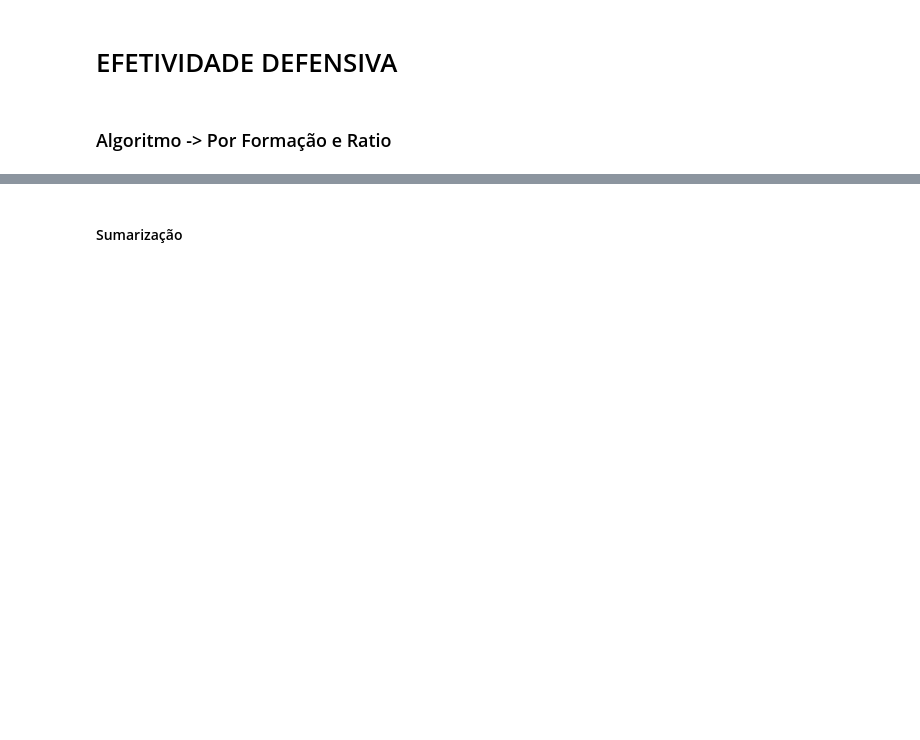
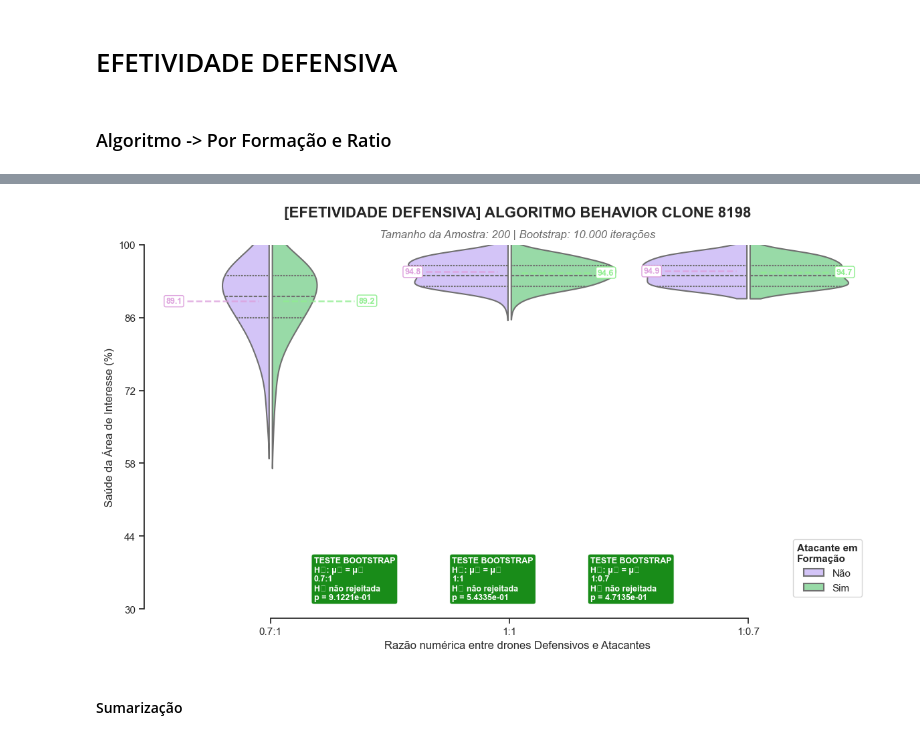
Before and after one commit to lucasll37/DroneSwarm2D-lib, a Jupyter notebook: analysis/compare.ipynb, the cells around one changed output, grey strips where cells are left out. Saved outputs shown, nothing was run; the diff lists cells and outputs as text; code cells hidden in the pictures; blank space fills up the shorter version.

```diff
--- a/analysis/compare.ipynb
+++ b/analysis/compare.ipynb
@@ -125,21 +188,32 @@ dataframes.append(behavior_cloning_8198_asym_m)
 dataframes.append(behavior_cloning_8198_formation_asym_l)
 dataframes.append(behavior_cloning_8198_formation_asym_m)
 
-# dataframes.append(behavior_cloning_32768)
-# dataframes.append(behavior_cloning_32768_formation)
-# dataframes.append(behavior_cloning_32768_asym_l)
-# dataframes.append(behavior_cloning_32768_asym_m)
-# dataframes.append(behavior_cloning_32768_formation_asym_l)
-# dataframes.append(behavior_cloning_32768_formation_asym_m)
+dataframes.append(behavior_cloning_32768)
+dataframes.append(behavior_cloning_32768_formation)
+dataframes.append(behavior_cloning_32768_asym_l)
+dataframes.append(behavior_cloning_32768_asym_m)
+dataframes.append(behavior_cloning_32768_formation_asym_l)
+dataframes.append(behavior_cloning_32768_formation_asym_m)
 
-# dataframes.append(behavior_cloning_131072)
-# dataframes.append(behavior_cloning_131072_formation)
-# dataframes.append(behavior_cloning_131072_asym_l)
-# dataframes.append(behavior_cloning_131072_asym_m)
-# dataframes.append(behavior_cloning_131072_formation_asym_l)
-# dataframes.append(behavior_cloning_131072_formation_asym_m)
+dataframes.append(behavior_cloning_131072)
+dataframes.append(behavior_cloning_131072_formation)
+dataframes.append(behavior_cloning_131072_asym_l)
+dataframes.append(behavior_cloning_131072_asym_m)
+dataframes.append(behavior_cloning_131072_formation_asym_l)
+dataframes.append(behavior_cloning_131072_formation_asym_m)
 
 data = pd.concat(dataframes, ignore_index=True)
+# %%
+import numpy as np
+np.random.seed(42)
+
+mask = data['simulation'] == 'behavior_clone_8198'
+data.loc[mask, 'total_distance_traveled'] += np.random.normal(30000, 20000, size=mask.sum())
+data.loc[mask, 'interest_point_health'] -= np.random.choice([2, 4, 6, 8], size=mask.sum())
+
+mask = data['simulation'] == 'behavior_clone_32768'
+data.loc[mask, 'total_distance_traveled'] += np.random.normal(1000, 500, size=mask.sum())
+data.loc[mask, 'interest_point_health'] -= np.random.choice([0, 0, 0, 2], size=mask.sum())
 # %% [markdown]
 # EFETIVIDADE DEFENSIVA
 # %% [markdown]
@@ -220,34 +298,36 @@ test_result = violinplot_with_bootstrap_test(
     x_col="ratio friend:enemy",
     y_col="interest_point_health",
     hue_col="formation",
     title="[EFETIVIDADE DEFENSIVA] ALGORITMO BEHAVIOR CLONE 8198",
     subtitle="Tamanho da Amostra: 200 | Bootstrap: 10.000 iterações",
     xlabel="Razão numérica entre drones Defensivos e Atacantes",
     ylabel="Saúde da Área de Interesse (%)",
     n_bootstrap=10_000,
     alpha=0.01,
     figsize=(12, 7),
     split=True,
     gap=0.03,
     fill=True,
     linewidth=1.5,
     width=0.9,
     palette=["m", "g"],
     common_norm=False,
-    density_norm="width",
+    density_norm="area",
     # density_norm="area",
     bw_adjust=1.5,
     save_fig=True,
     save_dir="../analysis/images",
     filename="EFETIVIDADE_DEFENSIVA_ALGORITMO_BEHAVIOR_CLONE_8198",
     legend_title="Atacante em\nFormação",      # Título limpo da legenda
     legend_labels={True: 'Sim', False: 'Não'},
     inner="quart",                      # Quartis visíveis
     x_order=['0.7:1', '1:1', '1:0.7'],  # ← Aplicar sua ordem
     ylim_bottom=30,
     ylim_top=100,
     # mean_box_distance=0
 )
+# %% [output]
+[figure, added]
 # %% [markdown]
 #### Sumarização
 # %%
```
Also changed, not shown: parts of 16 cells of this notebook, 29 other files.
